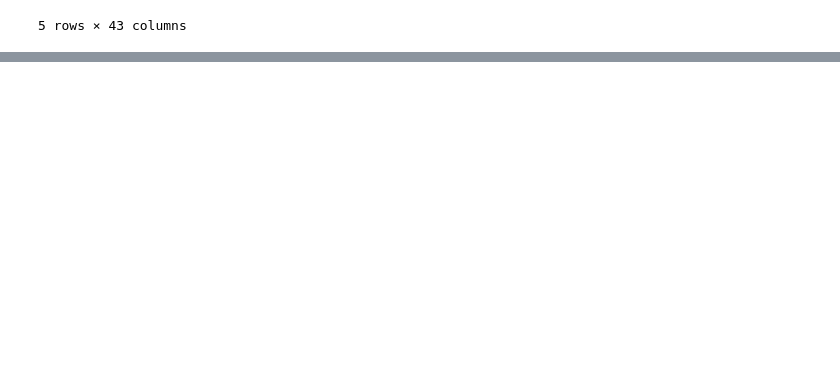
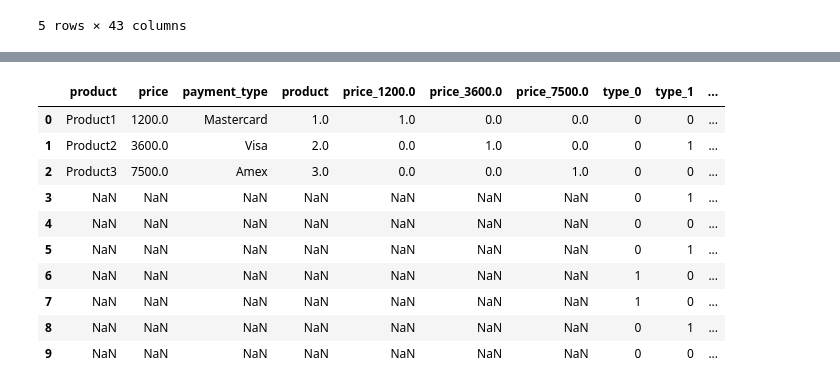
Before and after one commit to madskillskill/sf_data_science, a Jupyter notebook: EDA-3/wine.ipynb, the cells around one changed output, grey strips where cells are left out. Drawn from its saved outputs; the diff is of its cells as text; code cells hidden in the pictures; blank space fills up the shorter version.

```diff
--- a/EDA-3/wine.ipynb
+++ b/EDA-3/wine.ipynb
@@ -337,0 +380,29 @@ df.head()
+# %%
+list_of_dicts = [
+ {'product': 'Product1', 'price': 1200, 'payment_type': 'Mastercard'},
+ {'product': 'Product2', 'price': 3600, 'payment_type': 'Visa'},
+ {'product': 'Product3', 'price': 7500, 'payment_type': 'Amex'}
+]
+ld_df = pd.DataFrame(list_of_dicts)
+
+ord_encoder = ce.OrdinalEncoder(cols=['product'])
+type_bin_1 = ord_encoder.fit_transform(ld_df[['product']])
+encoder = ce.OneHotEncoder(cols=['price'], use_cat_names=True)
+type_bin_2 = encoder.fit_transform(ld_df[['price']])
+bin_encoder = ce.BinaryEncoder(cols=['payment_type'])
+type_bin_3 = bin_encoder.fit_transform(ld_df['payment_type'])
+ld_df = pd.concat([ld_df, type_bin_1, type_bin_2, type_bin_4], axis=1)
+
+ld_df
+# %% [output]
+|  | product | price | payment_type | product | price_1200.0 | price_3600.0 | price_7500.0 | type_0 | type_1 | ... |
+| 0 | Product1 | 1200.0 | Mastercard | 1.0 | 1.0 | 0.0 | 0.0 | 0 | 0 | ... |
+| 1 | Product2 | 3600.0 | Visa | 2.0 | 0.0 | 1.0 | 0.0 | 0 | 1 | ... |
+| 2 | Product3 | 7500.0 | Amex | 3.0 | 0.0 | 0.0 | 1.0 | 0 | 0 | ... |
+| 3 | NaN | NaN | NaN | NaN | NaN | NaN | NaN | 0 | 1 | ... |
+| 4 | NaN | NaN | NaN | NaN | NaN | NaN | NaN | 0 | 0 | ... |
+| 5 | NaN | NaN | NaN | NaN | NaN | NaN | NaN | 0 | 1 | ... |
+| 6 | NaN | NaN | NaN | NaN | NaN | NaN | NaN | 1 | 0 | ... |
+| 7 | NaN | NaN | NaN | NaN | NaN | NaN | NaN | 1 | 0 | ... |
+| 8 | NaN | NaN | NaN | NaN | NaN | NaN | NaN | 0 | 1 | ... |
+| 9 | NaN | NaN | NaN | NaN | NaN | NaN | NaN | 0 | 0 | ... |
```
Also changed, not shown: parts of 3 cells of this notebook.
